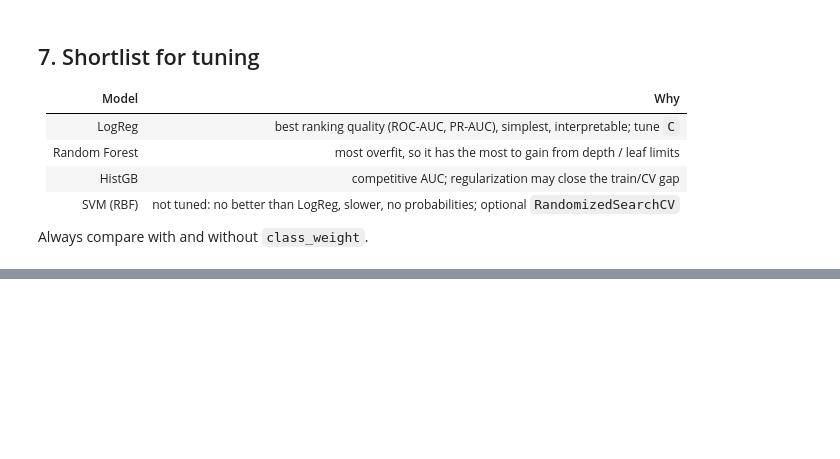
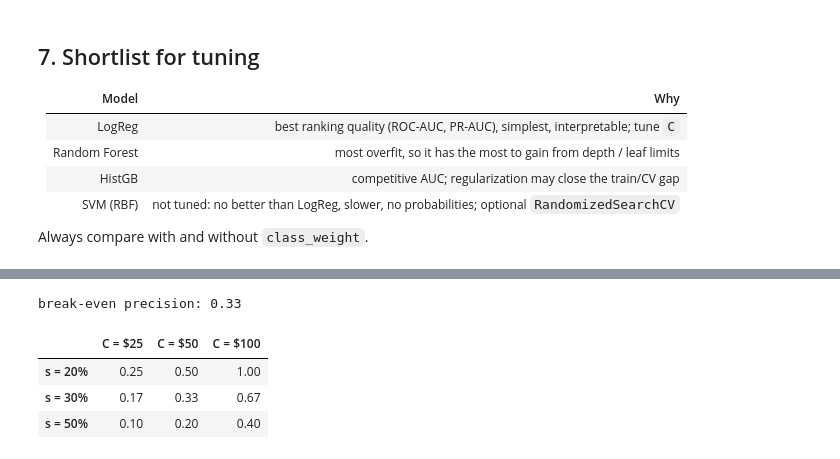
Before and after one commit to Sheyda-Fathi/customer-churn-prediction, a Jupyter notebook: notebooks/03_modeling.ipynb, the cells around one changed output, grey strips where cells are left out. Saved outputs shown, nothing was run; the diff lists cells and outputs as text; code cells hidden in the pictures; blank space fills up the shorter version.

```diff
--- a/notebooks/03_modeling.ipynb
+++ b/notebooks/03_modeling.ipynb
@@ -266,0 +341,15 @@ Always compare with and without `class_weight`.
+# %%
+assump = CampaignAssumptions(value=500, cost=50, success_rate=0.3)
+print(f'break-even precision: {break_even_precision(assump):.2f}')
+
+sens = pd.DataFrame(
+    {f'C = ${c}': {f's = {int(s * 100)}%': break_even_precision(
+        CampaignAssumptions(value=500, cost=c, success_rate=s))
+        for s in (0.2, 0.3, 0.5)} for c in (25, 50, 100)}).round(2)
+display(sens)
+# %% [output]
+break-even precision: 0.33
+|  | C = $25 | C = $50 | C = $100 |
+| s = 20% | 0.25 | 0.50 | 1.00 |
+| s = 30% | 0.17 | 0.33 | 0.67 |
+| s = 50% | 0.10 | 0.20 | 0.40 |
```
Also changed, not shown: parts of 15 cells of this notebook, 8 other files.
